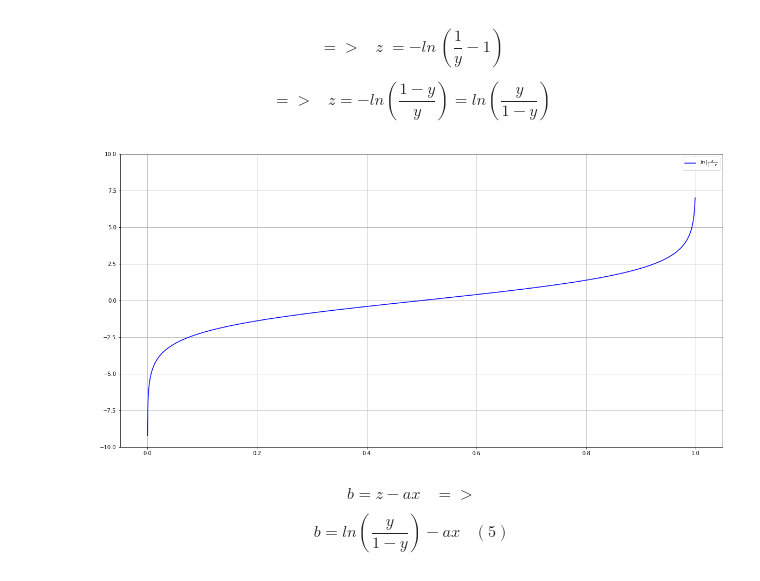
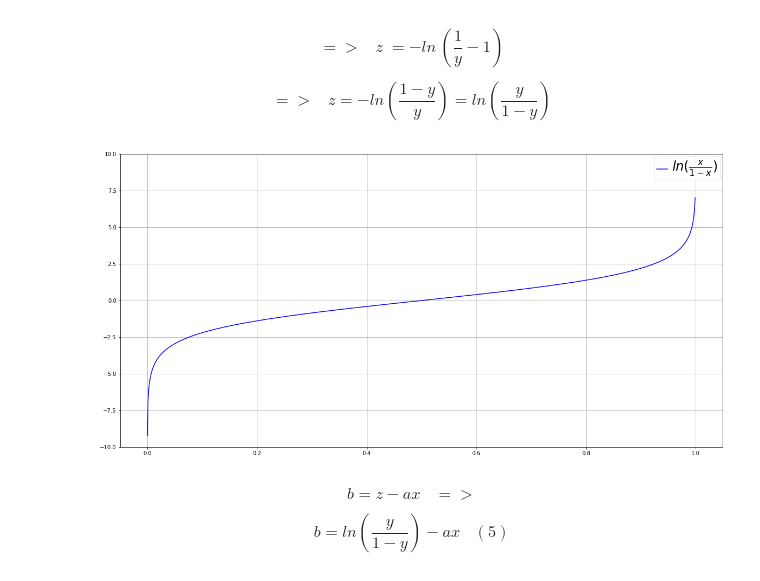
Before and after one commit to pyotr777/keras_tut, a Jupyter notebook: study/Weights space logistic.ipynb, the cells around one changed output. Saved outputs shown, nothing was run; the diff lists cells and outputs as text; code cells hidden in the pictures.

```diff
--- a/study/Weights space logistic.ipynb
+++ b/study/Weights space logistic.ipynb
@@ -68,16 +61,19 @@ $$  => \;\;\; z = -ln( \frac{1-y}{y} ) = ln ( \frac{y}{1-y} ) $$
 # %%
 x = np.arange(0.0001, 1, 0.001)
 func_z = map(lambda x_: np.log(x_/(1-x_)), x)
 fig = plt.figure(figsize=(20,10))
 ax = fig.add_subplot(1,1,1)
-ax.plot(x, func_z, 'b-', label="$ln(\\frac{x}{1-x}$")
+ax.plot(x, func_z, 'b-', label="$ln(\\frac{x}{1-x})$")
 #ax.set_yscale('log')
 ax.set_ylim([-10,10])
 ax.grid()
 ax.legend()
+leg = plt.gca().get_legend()
+ltext  = leg.get_texts()  # all the text.Text instance in the legend
+plt.setp(ltext, fontsize='24')    # the legend text fontsize
 plt.show()
 # %% [output]
-[figure, old version]
+[figure, new version]
 # %% [markdown]
 $$ b = z - ax \;\;\;  => $$
 
```
Also changed, not shown: parts of 6 cells of this notebook.
